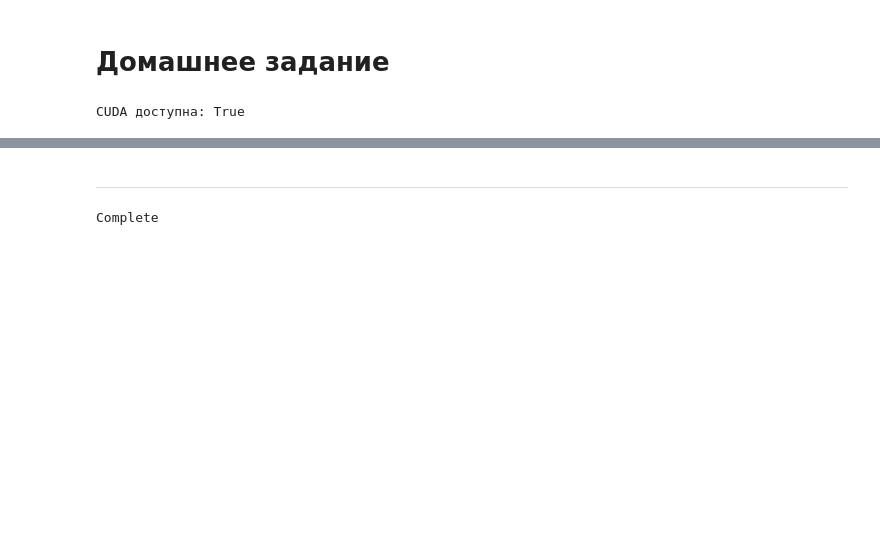
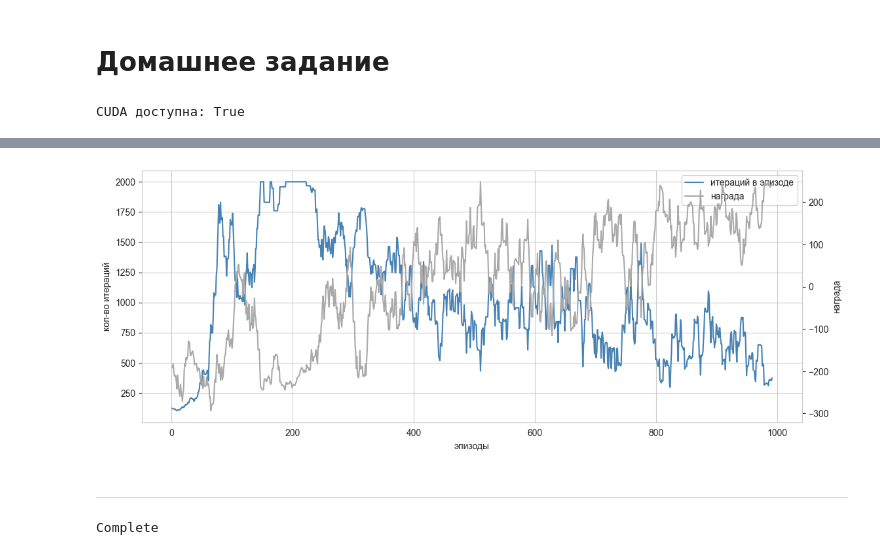
Before and after one commit to eilyich/OtusHomework2, a Jupyter notebook: homewok.ipynb, the cells around one changed output, grey strips where cells are left out. Drawn from its saved outputs; the diff is of its cells as text; code cells hidden in the pictures; blank space fills up the shorter version.

```diff
--- a/homewok.ipynb
+++ b/homewok.ipynb
@@ -270,3 +332,30 @@ def optimize_model(batch_size, optimizer, memory, target_net, policy_net, with_c
+# %%
+fig, ax = plt.subplots(figsize=(13, 5))
+
+window_size = 10
+
+l1, = ax.plot(range(1, len(episode_durations_basic) - 8),
+              np.convolve(np.array(episode_durations_basic), np.ones(window_size) / window_size, mode='valid').tolist(),
+              color='steelblue', label='итераций в эпизоде')
+
+ax_r = ax.twinx()
+l2, = ax_r.plot(range(1, len(rewards_basic) - 8),
+                np.convolve(np.array(rewards_basic), np.ones(window_size) / window_size, mode='valid').tolist(),
+                color='darkgrey', label='награда')
+
+ax.legend([l1, l2], ['итераций в эпизоде', 'награда'])
+
+ax.set_xlabel('эпизоды')
+ax.set_ylabel('кол-во итераций')
+ax_r.set_ylabel('награда')
+# ax.set_xticklabels(,list(range(window_size, len(episode_durations_smoothed) + 1)))
+# [item.get_text() for item in ax.get_xticklabels()]
+
+plt.grid(False)
+plt.show()
+plt.close()
+# %% [output]
+[figure, added]
 # %% [markdown]
 ---
 # %%
```
Also changed, not shown: parts of 9 cells of this notebook.
